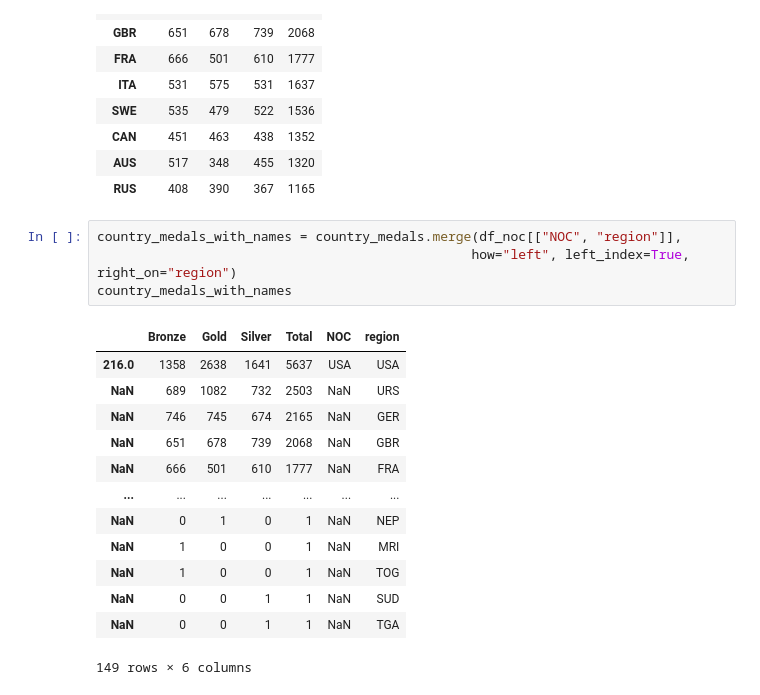
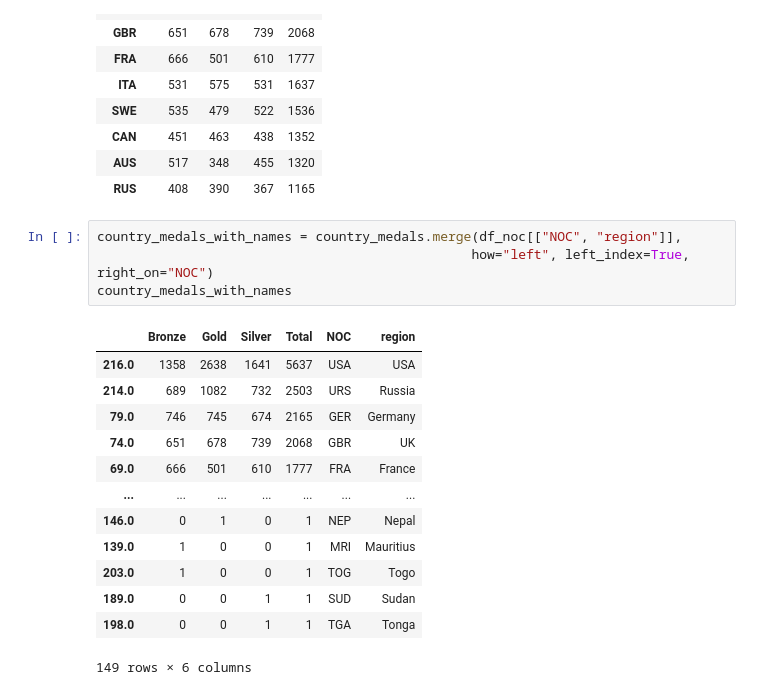
Before and after one commit to Dani-8/120Years-Of-Olympics-Data-Analysis, a Jupyter notebook: Olympic Medal Prediction ML Analysis.ipynb, the cells around one changed output. Drawn from its saved outputs; the diff is of its cells as text.

```diff
--- a/Olympic Medal Prediction ML Analysis.ipynb
+++ b/Olympic Medal Prediction ML Analysis.ipynb
@@ -239,19 +239,19 @@ country_medals.head(10)
 | RUS | 408 | 390 | 367 | 1165 |
 # %%
 country_medals_with_names = country_medals.merge(df_noc[["NOC", "region"]],
-                                                how="left", left_index=True, right_on="region")
+                                                how="left", left_index=True, right_on="NOC")
 country_medals_with_names
 # %% [output]
 |  | Bronze | Gold | Silver | Total | NOC | region |
 | 216.0 | 1358 | 2638 | 1641 | 5637 | USA | USA |
-| NaN | 689 | 1082 | 732 | 2503 | NaN | URS |
-| NaN | 746 | 745 | 674 | 2165 | NaN | GER |
-| NaN | 651 | 678 | 739 | 2068 | NaN | GBR |
-| NaN | 666 | 501 | 610 | 1777 | NaN | FRA |
+| 214.0 | 689 | 1082 | 732 | 2503 | URS | Russia |
+| 79.0 | 746 | 745 | 674 | 2165 | GER | Germany |
+| 74.0 | 651 | 678 | 739 | 2068 | GBR | UK |
+| 69.0 | 666 | 501 | 610 | 1777 | FRA | France |
 | ... | ... | ... | ... | ... | ... | ... |
-| NaN | 0 | 1 | 0 | 1 | NaN | NEP |
-| NaN | 1 | 0 | 0 | 1 | NaN | MRI |
-| NaN | 1 | 0 | 0 | 1 | NaN | TOG |
-| NaN | 0 | 0 | 1 | 1 | NaN | SUD |
-| NaN | 0 | 0 | 1 | 1 | NaN | TGA |
+| 146.0 | 0 | 1 | 0 | 1 | NEP | Nepal |
+| 139.0 | 1 | 0 | 0 | 1 | MRI | Mauritius |
+| 203.0 | 1 | 0 | 0 | 1 | TOG | Togo |
+| 189.0 | 0 | 0 | 1 | 1 | SUD | Sudan |
+| 198.0 | 0 | 0 | 1 | 1 | TGA | Tonga |
 149 rows × 6 columns
```
Also changed, not shown: parts of 2 cells of this notebook.
